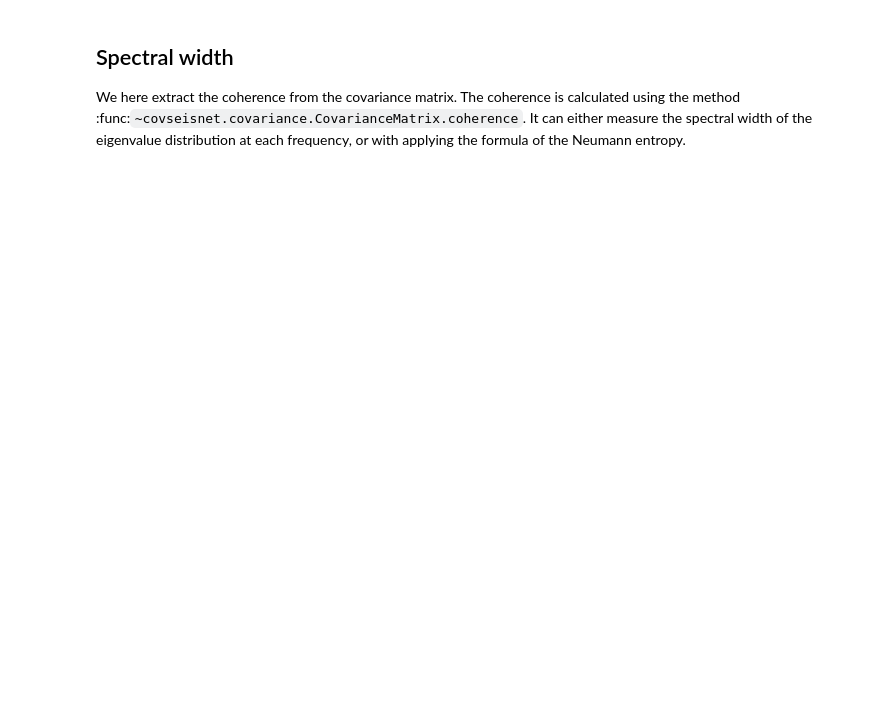
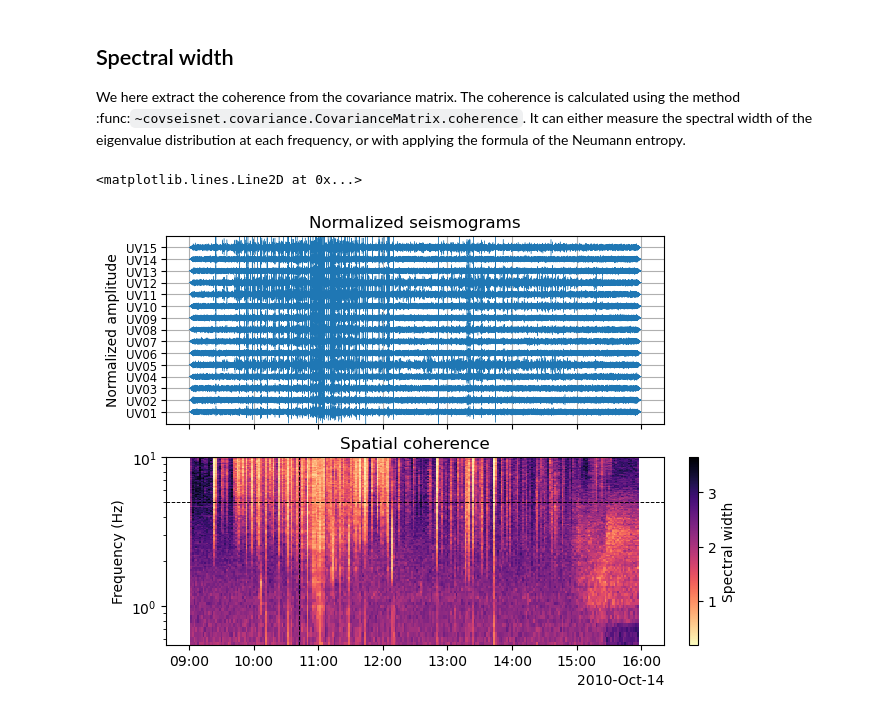
Before and after one commit to leonard-seydoux/covseisnet, a Jupyter notebook: docs/source/examples/coherence.ipynb, the cells around one changed output. Cells and saved outputs as stored; diff of their text form; code cells hidden in the pictures; blank space fills up the shorter version.

```diff
--- a/docs/source/examples/coherence.ipynb
+++ b/docs/source/examples/coherence.ipynb
@@ -70,16 +93,19 @@ or with applying the formula of the Neumann entropy.
 # %%
 # Calculate coherence
 coherence = covariances.coherence(kind="spectral_width")
 
 # Show
-ax = csn.plot.stream_and_coherence(
+_, ax = csn.plot.stream_and_coherence(
     stream,
     times,
     frequencies,
     coherence,
     f_min=0.5,
 )
 
 # Mark extracted time and frequency
 ax[1].axvline(times[t_index], color="k", linestyle="--", lw=0.7)
 ax[1].axhline(frequencies[f_index], color="k", linestyle="--", lw=0.7)
+# %% [output]
+<matplotlib.lines.Line2D at 0x...>
+[figure, added]
```
Also changed, not shown: parts of 2 cells of this notebook, 11 other files.
